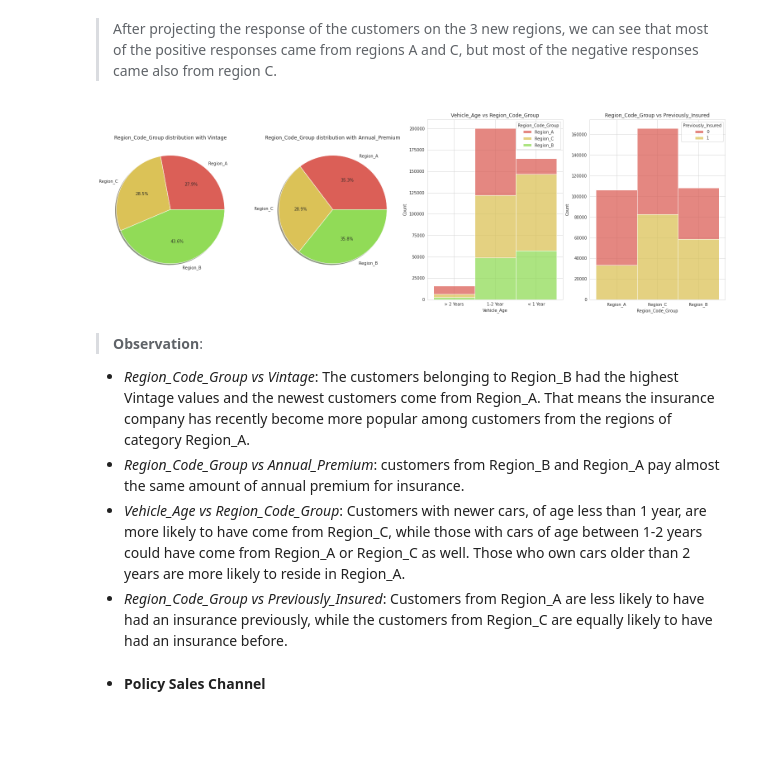
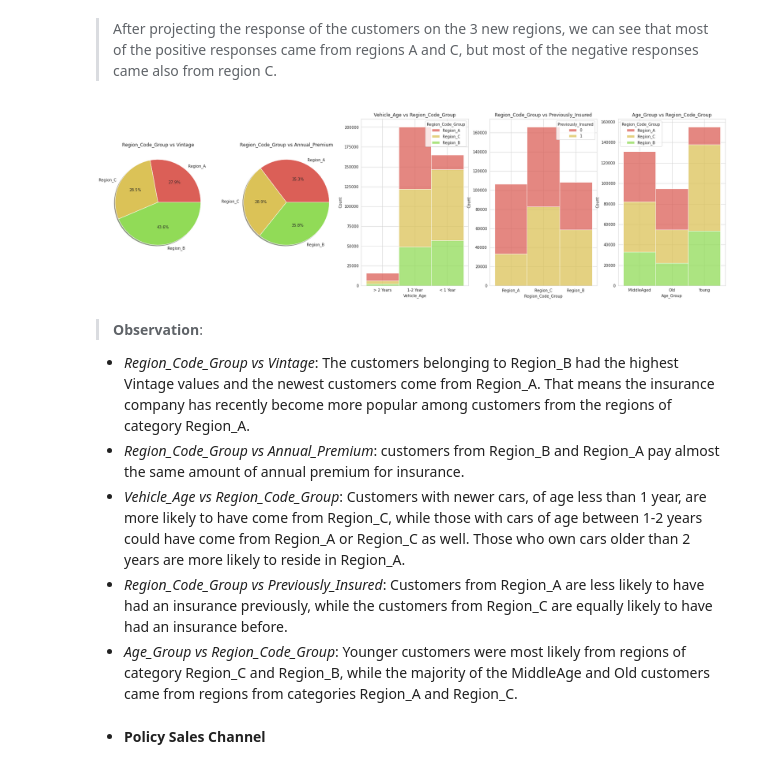
Before and after one commit to keresztesbeata/Intelligent-Systems-Lab, a Jupyter notebook: Health-Insurance-Cross-Sell-Prediction/Car_insurance.ipynb, the cells around one changed output. Saved outputs shown, nothing was run; the diff lists cells and outputs as text; code cells hidden in the pictures; blank space fills up the shorter version.

```diff
--- a/Health-Insurance-Cross-Sell-Prediction/Car_insurance.ipynb
+++ b/Health-Insurance-Cross-Sell-Prediction/Car_insurance.ipynb
@@ -774,34 +769,40 @@ plt.show()
 # %% [markdown]
 > After projecting the response of the customers on the 3 new regions, we can see that most of the positive responses came from regions A and C, but most of the negative responses came also from region C.
 # %%
-fig, (ax1,ax2,ax3,ax4) = plt.subplots(1, 4, figsize=(27,8))
+fig, (ax1,ax2,ax3,ax4,ax5) = plt.subplots(1, 5, figsize=(29,8))
 
 ax1.pie( x= train.groupby('Region_Code_Group')['Vintage'].sum(),
             labels=train['Region_Code_Group'].unique(), autopct='%1.1f%%',
             shadow=True)
-ax1.set_title("Region_Code_Group distribution with Vintage")
+ax1.set_title("Region_Code_Group vs Vintage")
 
 ax2.pie( x= train.groupby('Region_Code_Group')['Annual_Premium'].sum(),
             labels=train['Region_Code_Group'].unique(), autopct='%1.1f%%',
             shadow=True);
-ax2.set_title("Region_Code_Group distribution with Annual_Premium")
+ax2.set_title("Region_Code_Group vs Annual_Premium")
 
 sns.histplot(binwidth=0.5, hue="Region_Code_Group",
                  x="Vehicle_Age", data=train,
                  stat="count", multiple="stack",ax=ax3)
 ax3.set_title("Vehicle_Age vs Region_Code_Group")
 
 sns.histplot(binwidth=0.5, hue="Previously_Insured",
                  x="Region_Code_Group", data=train,
                  stat="count", multiple="stack",ax=ax4)
 ax4.set_title("Region_Code_Group vs Previously_Insured")
 
+sns.histplot(binwidth=0.5, x="Age_Group",
+                 hue="Region_Code_Group", data=train,
+                 stat="count", multiple="stack",ax=ax5)
+ax5.set_title("Age_Group vs Region_Code_Group")
+
 plt.show()
 # %% [output]
-[figure, old version]
+[figure, new version]
 # %% [markdown]
 > **Observation**:
 * *Region_Code_Group vs Vintage*: The customers belonging to Region_B had the highest Vintage values and the newest customers come from Region_A. That means the insurance company has recently become more popular among customers from the regions of category Region_A.
 * *Region_Code_Group vs Annual_Premium*: customers from Region_B and Region_A pay almost the same amount of annual premium for insurance.
 * *Vehicle_Age vs Region_Code_Group*: Customers with newer cars, of age less than 1 year, are more likely to have come from Region_C, while those with cars  of age between 1-2 years could have come from Region_A or Region_C as well. Those who own cars older than 2 years are more likely to reside in Region_A.
 * *Region_Code_Group vs Previously_Insured*: Customers from Region_A are less likely to have had an insurance previously, while the customers from Region_C are equally likely to have had an insurance before.
+* *Age_Group vs Region_Code_Group*: Younger customers were most likely from regions of category Region_C and Region_B, while the majority of the MiddleAge and Old customers came from regions from categories Region_A and Region_C.
```
Also changed, not shown: parts of 55 cells of this notebook, 2 other files.
